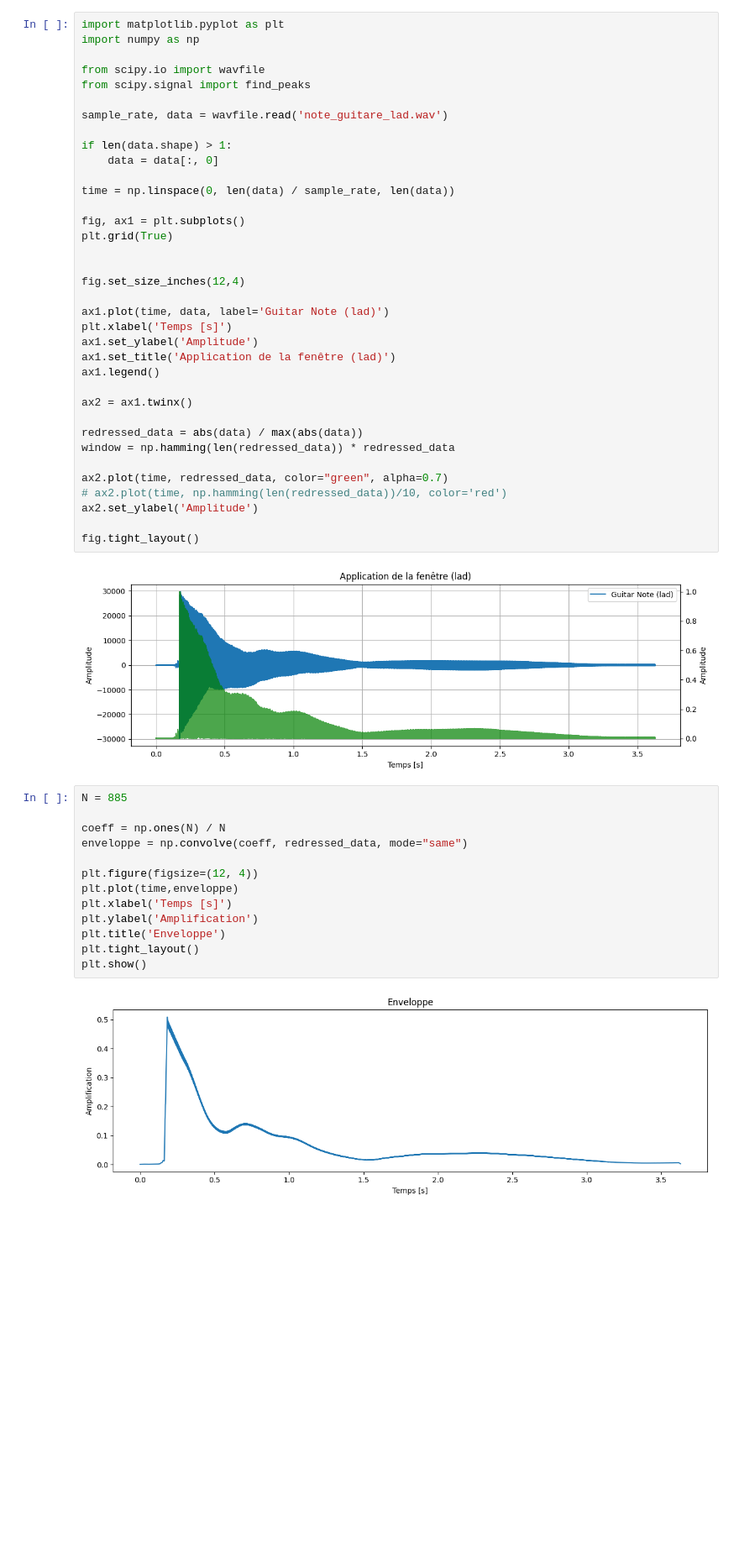
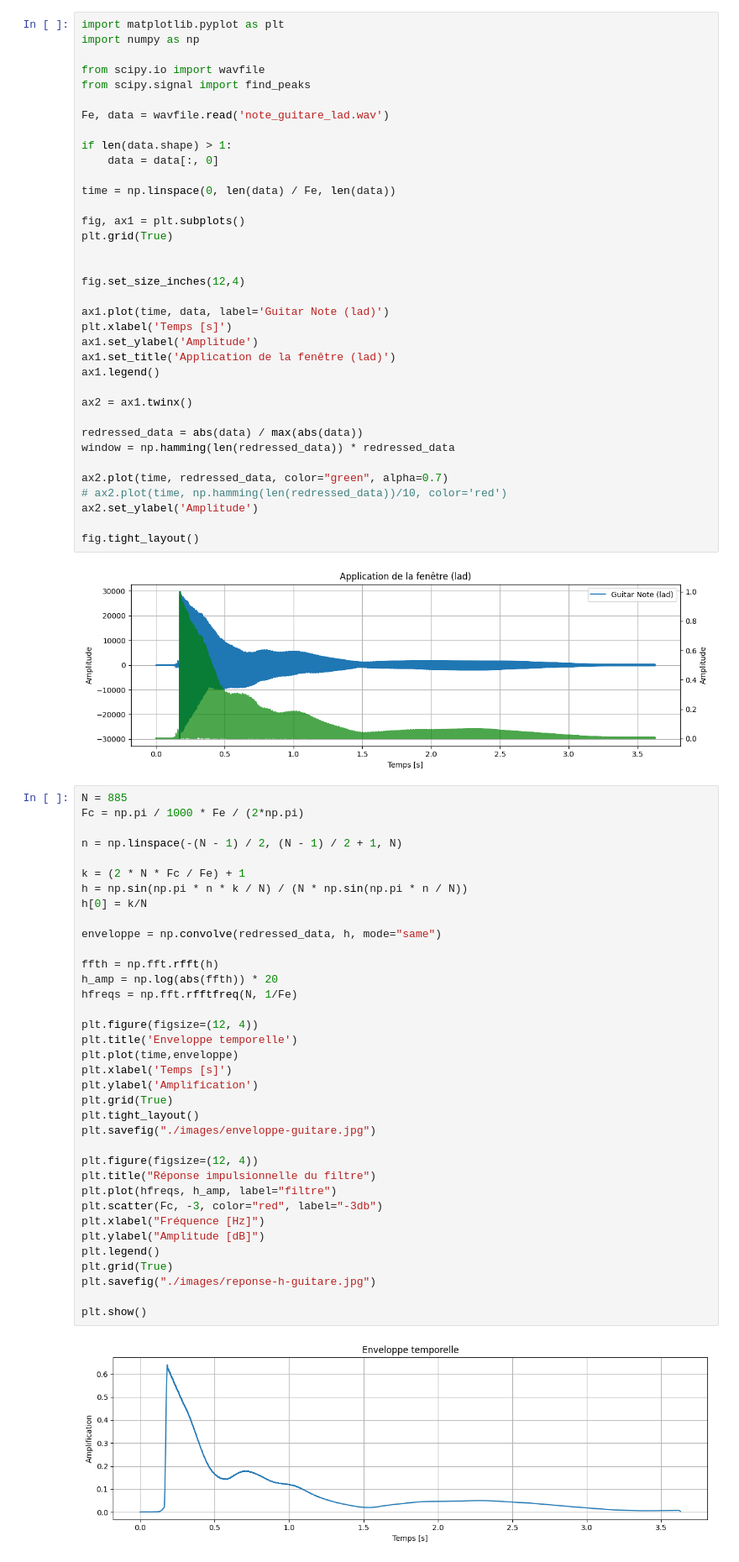
Before and after one commit to Bobelbo/s5app3, a Jupyter notebook: problematique_guitare.ipynb, the cells around one changed output. Shown at 84% size. Drawn from its saved outputs; the diff is of its cells as text; blank space fills up the shorter version.

```diff
--- a/problematique_guitare.ipynb
+++ b/problematique_guitare.ipynb
@@ -5,12 +5,12 @@ import numpy as np
 from scipy.io import wavfile
 from scipy.signal import find_peaks
 
-sample_rate, data = wavfile.read('note_guitare_lad.wav')
+Fe, data = wavfile.read('note_guitare_lad.wav')
 
 if len(data.shape) > 1:
     data = data[:, 0]
 
-time = np.linspace(0, len(data) / sample_rate, len(data))
+time = np.linspace(0, len(data) / Fe, len(data))
 
 fig, ax1 = plt.subplots()
 plt.grid(True)
@@ -38,16 +38,39 @@ fig.tight_layout()
 [figure]
 # %%
 N = 885
+Fc = np.pi / 1000 * Fe / (2*np.pi)
 
-coeff = np.ones(N) / N
-enveloppe = np.convolve(coeff, redressed_data, mode="same")
+n = np.linspace(-(N - 1) / 2, (N - 1) / 2 + 1, N)
+
+k = (2 * N * Fc / Fe) + 1
+h = np.sin(np.pi * n * k / N) / (N * np.sin(np.pi * n / N))
+h[0] = k/N
+
+enveloppe = np.convolve(redressed_data, h, mode="same")
+
+ffth = np.fft.rfft(h)
+h_amp = np.log(abs(ffth)) * 20
+hfreqs = np.fft.rfftfreq(N, 1/Fe)
 
 plt.figure(figsize=(12, 4))
+plt.title('Enveloppe temporelle')
 plt.plot(time,enveloppe)
 plt.xlabel('Temps [s]')
 plt.ylabel('Amplification')
-plt.title('Enveloppe')
+plt.grid(True)
 plt.tight_layout()
+plt.savefig("./images/enveloppe-guitare.jpg")
+
+plt.figure(figsize=(12, 4))
+plt.title("Réponse impulsionnelle du filtre")
+plt.plot(hfreqs, h_amp, label="filtre")
+plt.scatter(Fc, -3, color="red", label="-3db")
+plt.xlabel("Fréquence [Hz]")
+plt.ylabel("Amplitude [dB]")
+plt.legend()
+plt.grid(True)
+plt.savefig("./images/reponse-h-guitare.jpg")
+
 plt.show()
 # %% [output]
-[figure, old version]
+[figure, new version]
```
Also changed, not shown: parts of 5 cells of this notebook, 24 other files.
